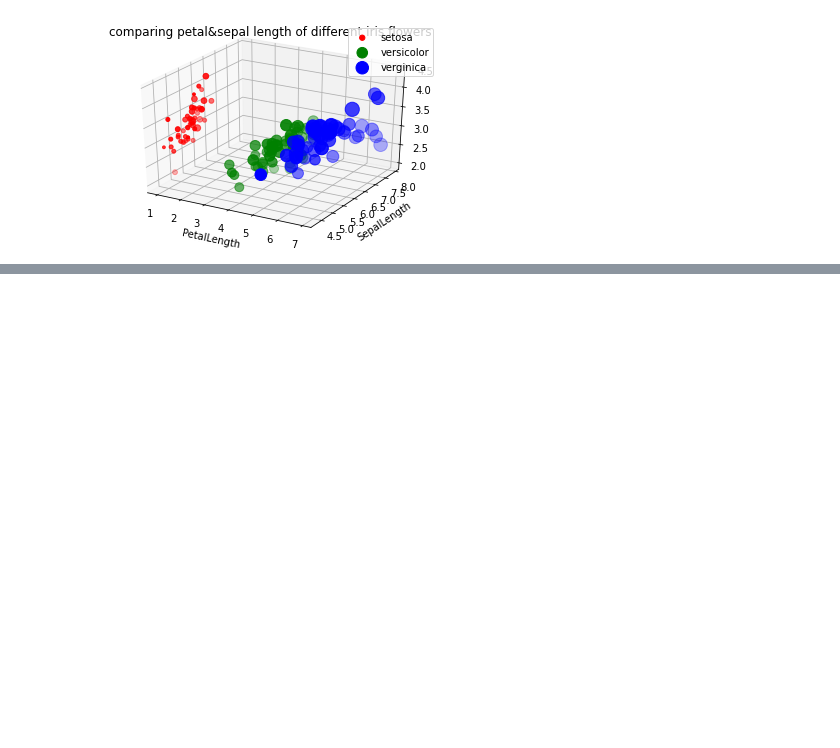
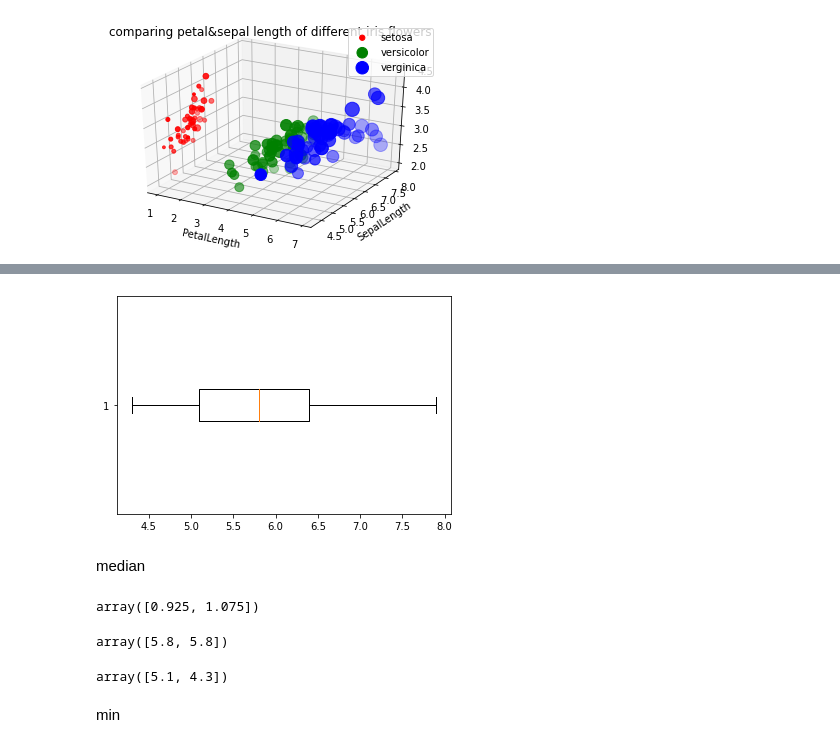
Before and after one commit to UNKOkiss/data_viz_2022, a Jupyter notebook: DataViz02_Data_Distribution.ipynb, the cells around one changed output, grey strips where cells are left out. Drawn from its saved outputs; the diff is of its cells as text; code cells hidden in the pictures; blank space fills up the shorter version.

```diff
--- a/DataViz02_Data_Distribution.ipynb
+++ b/DataViz02_Data_Distribution.ipynb
@@ -173,0 +204,20 @@ plt.title('comparing petal&sepal length of different iris flowers');
+# %%
+ybp = plt.boxplot(df['SepalLength'],vert=False)
+# %% [output]
+[figure, added]
+# %% [markdown]
+median
+# %%
+ybp['medians'][0].get_ydata()
+# %% [output]
+array([0.925, 1.075])
+# %%
+ybp['medians'][0].get_xdata()
+# %% [output]
+array([5.8, 5.8])
+# %%
+ybp['whiskers'][0].get_xdata()
+# %% [output]
+array([5.1, 4.3])
+# %% [markdown]
+min
```
Also changed, not shown: parts of 22 cells of this notebook.
